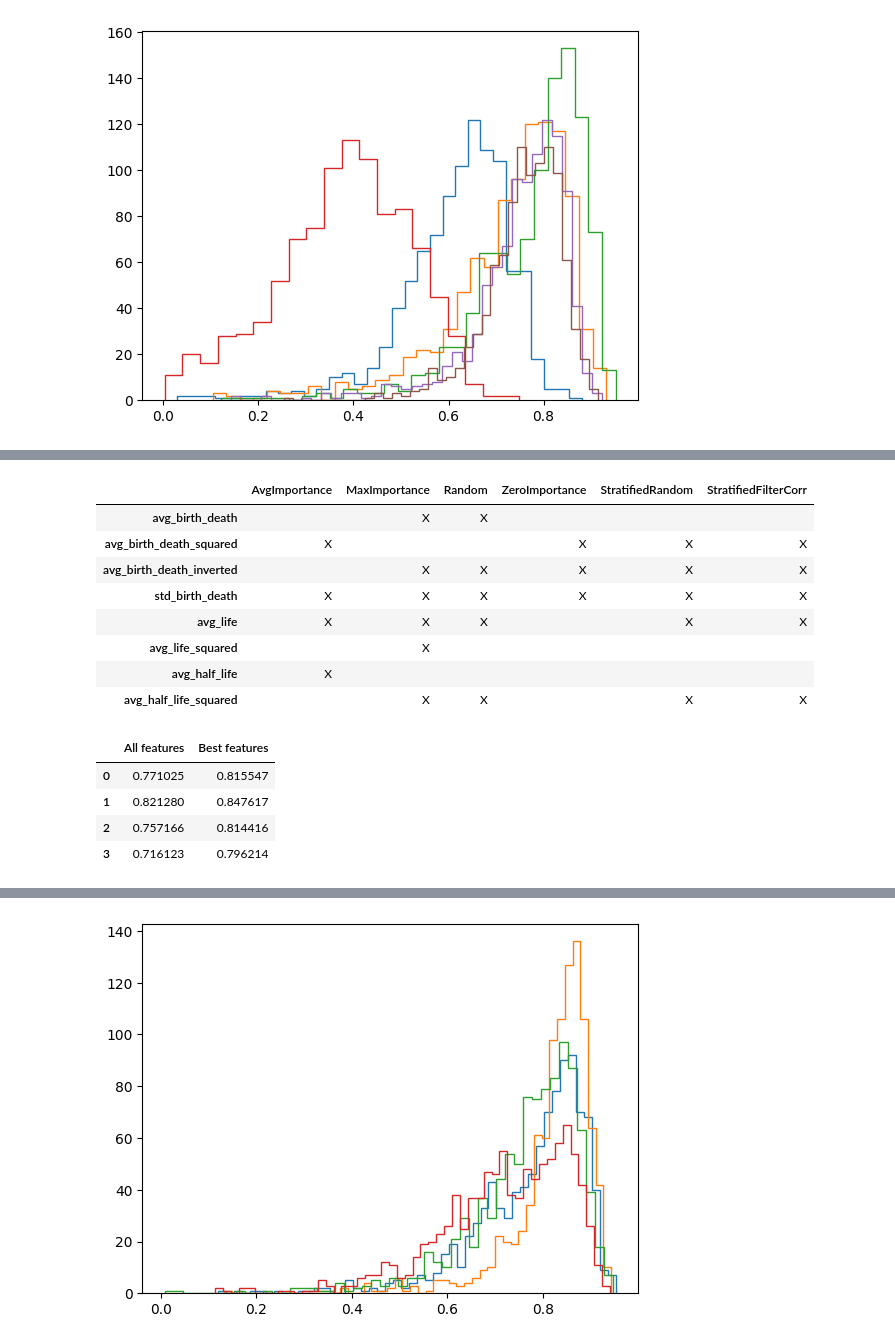
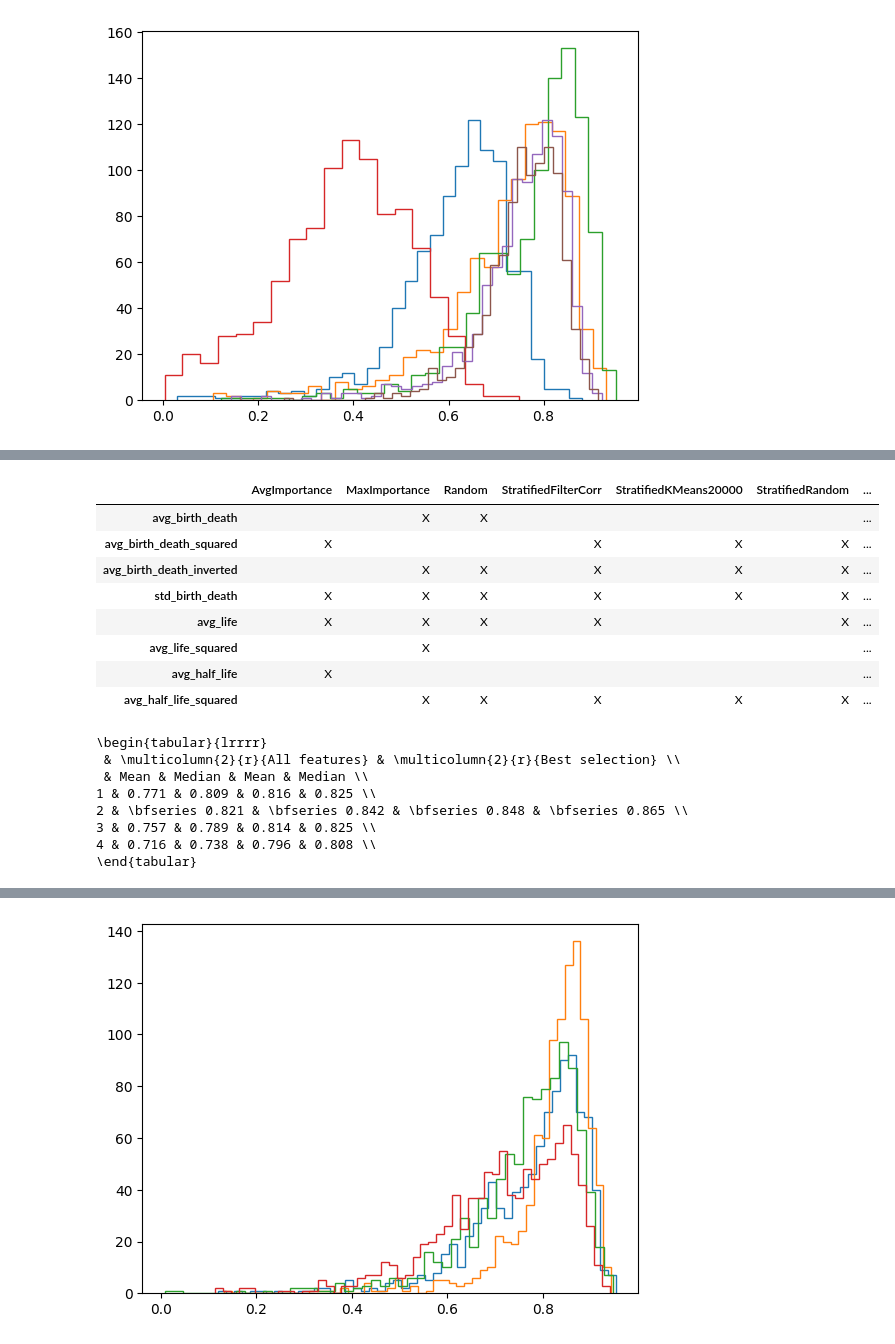
Before and after one commit to carpelli/tfm, a Jupyter notebook: tfm/notebooks/regression.ipynb, the cells around one changed output, grey strips where cells are left out. Saved outputs shown, nothing was run; the diff lists cells and outputs as text; code cells hidden in the pictures.

```diff
--- a/tfm/notebooks/regression.ipynb
+++ b/tfm/notebooks/regression.ipynb
@@ -38,5 +37,3 @@ r2s, coeffs = res[0], res[1:]
 r2s.mean()
 # %% [output]
 NameError: name 'nb_utils' is not defined
-# %%
-feat = np.repeat(*zip(*features.items()))
@@ -102,7 +91,8 @@ def extract_all(results):
 	return results[-1]
 # %%
 def filter_results(results, samplers, fn=lambda x: x):
-	return zip(*((res, s) for res, s in zip(results, samplers) if fn(s)))
+	results, samplers = zip(*((res, s) for res, s in zip(results, samplers) if fn(s)))
+	return np.array(results), samplers
 # %%
 results, samplers = filter_results(*results_all_samplers(1), lambda x: '-' not in x)
 
@@ -202,0 +242,13 @@ plt.show()
+# %%
+means = results.mean(axis=2)
+vals = np.zeros((len(features), len(results)))
+for j in range(len(results)):
+	for i, f in enumerate(features):
+		vals[i, j] = np.mean([means[j, ix] for ix, combo in enumerate(combinations) if f in combo])
+
+vals -= vals.mean(axis=0)
+vals /= vals.std(axis=0)
+
+# pd.DataFrame(dict(zip(samplers, vals.T)),
+# 			 index=features.keys()).replace({True: 'X', False: ''})
+im, _ = heatmap(vals, features.keys(), samplers)
@@ -203,38 +257,38 @@ plt.show()
 # %%
-def best_selection_table(results, samplers=None):
+def best_selection_table(results, samplers=None, combos=combinations):
 	data = [
-		[f in combinations[np.argmax(np.mean(res, 1))] for f in features]
+		[f in combos[np.argmax(np.mean(res, 1))] for f in features]
 		for res in results
 	]
 	data = dict(zip(samplers, data)) if samplers else np.transpose(data)
 	return pd.DataFrame(data, index=features.keys()).replace({True: 'X', False: ''})
 
 best_selection_table(results, samplers)
 # %% [output]
-|  | AvgImportance | MaxImportance | Random | ZeroImportance | StratifiedRandom | StratifiedFilterCorr |
-| avg_birth_death |  | X | X |  |  |  |
-| avg_birth_death_squared | X |  |  | X | X | X |
-| avg_birth_death_inverted |  | X | X | X | X | X |
-| std_birth_death | X | X | X | X | X | X |
-| avg_life | X | X | X |  | X | X |
-| avg_life_squared |  | X |  |  |  |  |
-| avg_half_life | X |  |  |  |  |  |
-| avg_half_life_squared |  | X | X |  | X | X |
+|  | AvgImportance | MaxImportance | Random | StratifiedFilterCorr | StratifiedKMeans20000 | StratifiedRandom | ... |
+| avg_birth_death |  | X | X |  |  |  | ... |
+| avg_birth_death_squared | X |  |  | X | X | X | ... |
+| avg_birth_death_inverted |  | X | X | X | X | X | ... |
+| std_birth_death | X | X | X | X | X | X | ... |
+| avg_life | X | X | X | X |  | X | ... |
+| avg_life_squared |  | X |  |  |  |  | ... |
+| avg_half_life | X |  |  |  |  |  | ... |
+| avg_half_life_squared |  | X | X | X | X | X | ... |
 # %%
 results_random = np.array([
 	results_for_sampler(1, files)
 	for files in utils.get_files(1, sampler='Random')
 ])
 
-pd.DataFrame({
-	'All features': [np.mean(extract_all(res)) for res in results_random],
-	'Best features': [np.mean(extract_best(res)) for res in results_random]
-})
+print(results_table(results_random).to_latex())
 # %% [output]
-|  | All features | Best features |
-| 0 | 0.771025 | 0.815547 |
-| 1 | 0.821280 | 0.847617 |
-| 2 | 0.757166 | 0.814416 |
-| 3 | 0.716123 | 0.796214 |
+\begin{tabular}{lrrrr}
+ & \multicolumn{2}{r}{All features} & \multicolumn{2}{r}{Best selection} \\
+ & Mean & Median & Mean & Median \\
+1 & 0.771 & 0.809 & 0.816 & 0.825 \\
+2 & \bfseries 0.821 & \bfseries 0.842 & \bfseries 0.848 & \bfseries 0.865 \\
+3 & 0.757 & 0.789 & 0.814 & 0.825 \\
+4 & 0.716 & 0.738 & 0.796 & 0.808 \\
+\end{tabular}
 # %%
 plot_kdes(results_random, bw=0.2)
```
Also changed, not shown: parts of 20 cells of this notebook, 3 other files.
